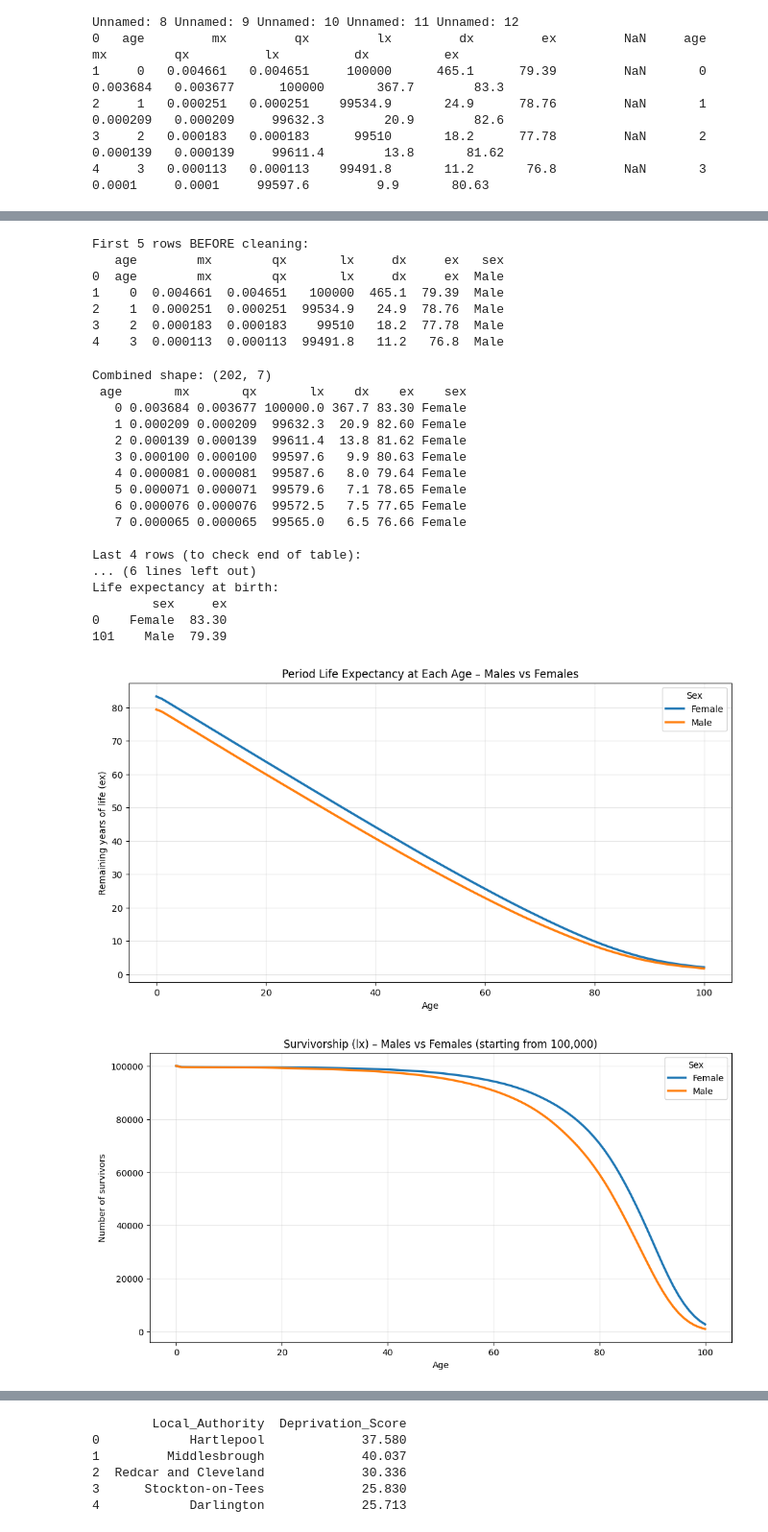
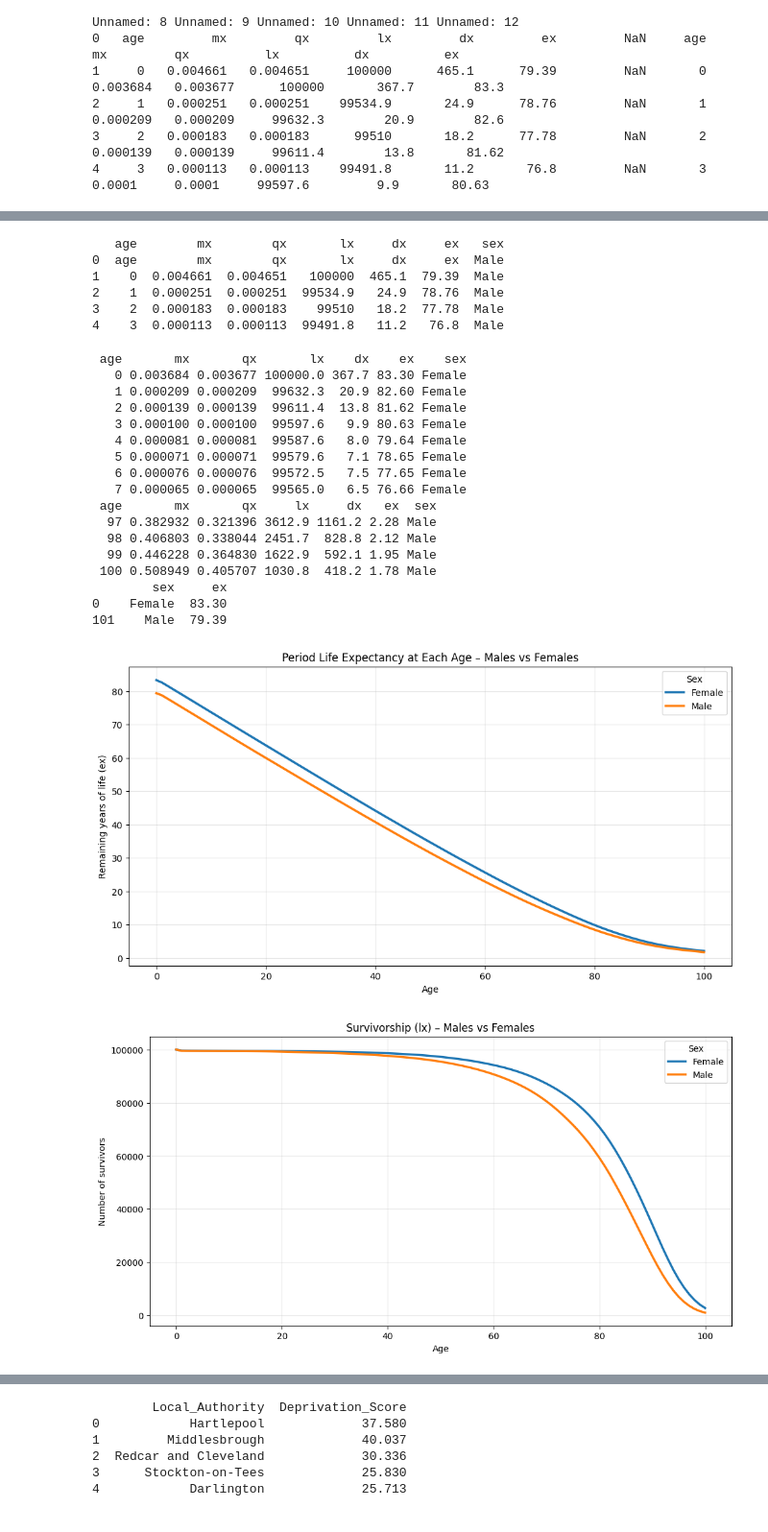
Before and after one commit to PleromaRay/uk-life-expectancy-deprivation, a Jupyter notebook: notebooks_exploratory_analysis.ipynb, the cells around one changed output, grey strips where cells are left out. Shown at 96% size. Cells and saved outputs as stored; diff of their text form; code cells hidden in the pictures.

```diff
--- a/notebooks_exploratory_analysis.ipynb
+++ b/notebooks_exploratory_analysis.ipynb
@@ -70,7 +48,6 @@ df_females['sex'] = 'Female'
 #Combine
 df_life = pd.concat([df_males, df_females], ignore_index=True)
 # %%
-print("First 5 rows BEFORE cleaning:")
 print(df_life.head(5).to_string(index=True))
 
 df_life = df_life[pd.to_numeric(df_life['age'], errors='coerce').notna()]
@@ -84,7 +61,6 @@ df_life = df_life.astype({
     'ex':  'float'
 })
 # %% [output]
-First 5 rows BEFORE cleaning:
    age        mx        qx       lx     dx     ex   sex
 0  age        mx        qx       lx     dx     ex  Male
 1    0  0.004661  0.004651   100000  465.1  79.39  Male
@@ -105,16 +80,12 @@ df_le = pd.concat([df_males, df_females], ignore_index=True)
 
 df_le = df_le.sort_values(['sex', 'age']).reset_index(drop=True)
 # %%
-print("Combined shape:", df_le.shape)
 print(df_le.head(8).to_string(index=False))
 
-print("\nLast 4 rows (to check end of table):")
 print(df_le.tail(4).to_string(index=False))
 
-print("\nLife expectancy at birth:")
 print(df_le[df_le['age'] == 0][['sex', 'ex']])
 # %% [output]
-Combined shape: (202, 7)
  age       mx       qx       lx    dx    ex    sex
    0 0.003684 0.003677 100000.0 367.7 83.30 Female
    1 0.000209 0.000209  99632.3  20.9 82.60 Female
@@ -124,35 +95,36 @@ Combined shape: (202, 7)
    5 0.000071 0.000071  99579.6   7.1 78.65 Female
    6 0.000076 0.000076  99572.5   7.5 77.65 Female
    7 0.000065 0.000065  99565.0   6.5 76.66 Female
-
-Last 4 rows (to check end of table):
-... (6 lines left out)
-Life expectancy at birth:
+ age       mx       qx     lx     dx   ex  sex
+  97 0.382932 0.321396 3612.9 1161.2 2.28 Male
+  98 0.406803 0.338044 2451.7  828.8 2.12 Male
+  99 0.446228 0.364830 1622.9  592.1 1.95 Male
+ 100 0.508949 0.405707 1030.8  418.2 1.78 Male
         sex     ex
 0    Female  83.30
 101    Male  79.39
 # %%
 import matplotlib.pyplot as plt
 import seaborn as sns
 
 plt.figure(figsize=(12, 6))
 sns.lineplot(data=df_le, x='age', y='ex', hue='sex', linewidth=2.5)
 plt.title('Period Life Expectancy at Each Age – Males vs Females')
 plt.xlabel('Age')
 plt.ylabel('Remaining years of life (ex)')
 plt.grid(True, alpha=0.3)
 plt.legend(title='Sex')
 plt.show()
 
 # Survivorship curve
 plt.figure(figsize=(12, 6))
 sns.lineplot(data=df_le, x='age', y='lx', hue='sex', linewidth=2.5)
-plt.title('Survivorship (lx) – Males vs Females (starting from 100,000)')
+plt.title('Survivorship (lx) – Males vs Females')
 plt.xlabel('Age')
 plt.ylabel('Number of survivors')
 plt.grid(True, alpha=0.3)
 plt.legend(title='Sex')
 plt.show()
 # %% [output]
 [figure]
-[figure, old version]
+[figure, new version]
```
Also changed, not shown: parts of 4 cells of this notebook, 6 other files.
